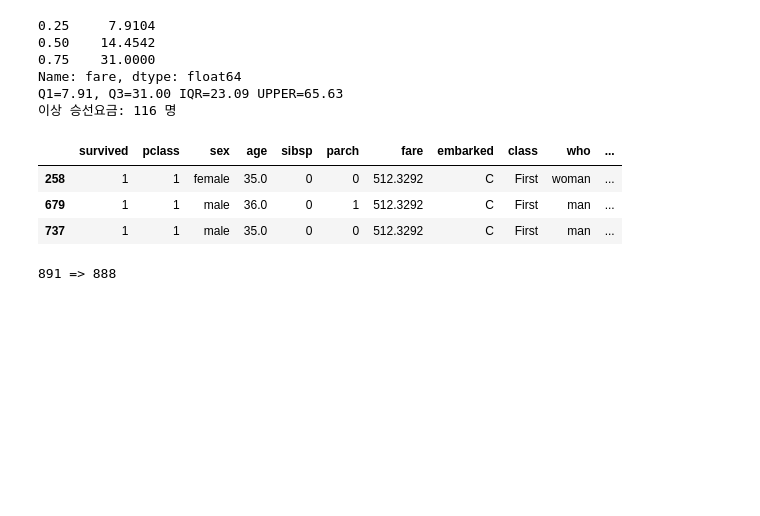
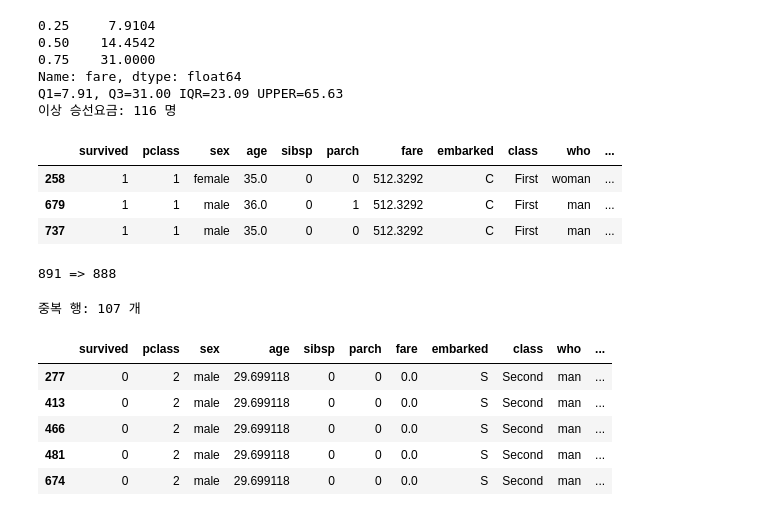
Before and after one commit to jjejjedev/Kant_ML, a Jupyter notebook: 01_ml.ipynb, the cells around one changed output. Cells and saved outputs as stored; diff of their text form; code cells hidden in the pictures; blank space fills up the shorter version.

```diff
--- a/01_ml.ipynb
+++ b/01_ml.ipynb
@@ -218,3 +219,16 @@ df = df [df["fare"] <512 ].copy()
 print(before, "=>", len(df))
 # %% [output]
 891 => 888
+# %%
+# 중복되는 행 확인
+
+print("중복 행:", df.duplicated().sum(), "개")  # 이제 888개 데이터를 가지고 실행하는 것
+df[df.duplicated(keep=False)].sort_values(["fare", "age"]).head(5)
+# %% [output]
+중복 행: 107 개
+|  | survived | pclass | sex | age | sibsp | parch | fare | embarked | class | who | ... |
+| 277 | 0 | 2 | male | 29.699118 | 0 | 0 | 0.0 | S | Second | man | ... |
+| 413 | 0 | 2 | male | 29.699118 | 0 | 0 | 0.0 | S | Second | man | ... |
+| 466 | 0 | 2 | male | 29.699118 | 0 | 0 | 0.0 | S | Second | man | ... |
+| 481 | 0 | 2 | male | 29.699118 | 0 | 0 | 0.0 | S | Second | man | ... |
+| 674 | 0 | 2 | male | 29.699118 | 0 | 0 | 0.0 | S | Second | man | ... |
```
Also changed, not shown: parts of 3 cells of this notebook.
